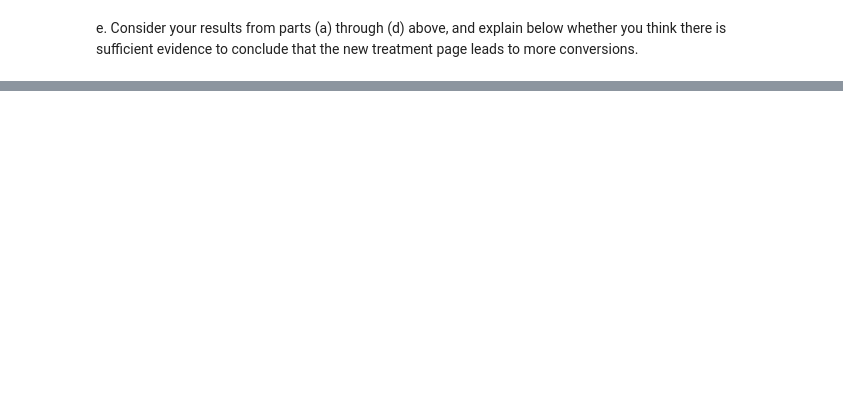
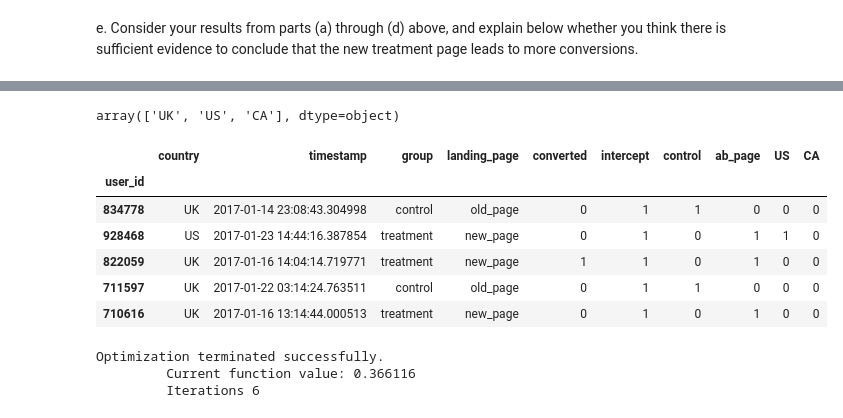
Before and after one commit to dainantonio/Analyze-A-B-Test-Results, a Jupyter notebook: AnalyzeABTestResults.db-checkpoint.ipynb, the cells around one changed output, grey strips where cells are left out. Cells and saved outputs as stored; diff of their text form; code cells hidden in the pictures; blank space fills up the shorter version.

```diff
--- a/AnalyzeABTestResults.db-checkpoint.ipynb
+++ b/AnalyzeABTestResults.db-checkpoint.ipynb
@@ -233,0 +470,10 @@ There is not enough evidence to conclude that the new treatment page leads to mo
+# %%
+# create dummy variable with the variable 'group' using get.dummies method.
+# which is 1 for treatment and 0 for control.
+ab_page = pd.get_dummies(df2['group'])
+
+# .join method to make join dummy columns with df2
+df2 = df2.join(ab_page)
+
+# confirm categorical variables from group were added
+df2.head()
@@ -233,0 +487,3 @@ There is not enough evidence to conclude that the new treatment page leads to mo
+# %%
+df2 = df2.rename(columns = {'treatment': 'ab_page'}, inplace = False)
+df2.head()
@@ -233,0 +542,8 @@ There is not enough evidence to conclude that the new treatment page leads to mo
+# %%
+# Load and Read the CSV File Using Pandas read_csv function
+df_countries = pd.read_csv('countries.csv')
+# %%
+# performing inner join at user_id
+new_df = df_countries.set_index('user_id').join(df2.set_index('user_id'), how = 'inner')
+
+new_df.head()
@@ -233,0 +558,29 @@ There is not enough evidence to conclude that the new treatment page leads to mo
+# %%
+# get the unique values for this column
+# result will give the values for dummy variables
+new_df['country'].unique()
+# %% [output]
+array(['UK', 'US', 'CA'], dtype=object)
+# %%
+# create dummy variable with the array ['UK', 'US', 'CA'] using get.dummies method.
+# 3 dummy columns
+new_df[['US', 'CA']] = pd.get_dummies(new_df['country'])[['US', 'CA']]
+
+
+# confirm categorical variables from group were added
+new_df.head()
+# %% [output]
+|  | country | timestamp | group | landing_page | converted | intercept | control | ab_page | US | CA |
+| user_id |  |  |  |  |  |  |  |  |  |  |
+| 834778 | UK | 2017-01-14 23:08:43.304998 | control | old_page | 0 | 1 | 1 | 0 | 0 | 0 |
+| 928468 | US | 2017-01-23 14:44:16.387854 | treatment | new_page | 0 | 1 | 0 | 1 | 1 | 0 |
+| 822059 | UK | 2017-01-16 14:04:14.719771 | treatment | new_page | 1 | 1 | 0 | 1 | 0 | 0 |
+| 711597 | UK | 2017-01-22 03:14:24.763511 | control | old_page | 0 | 1 | 1 | 0 | 0 | 0 |
+| 710616 | UK | 2017-01-16 13:14:44.000513 | treatment | new_page | 0 | 1 | 0 | 1 | 0 | 0 |
+# %%
+# print model summary using Logit.
+logit = sm.Logit(new_df['converted'], new_df[['intercept','US','CA']]).fit()
+# %% [output]
+Optimization terminated successfully.
+         Current function value: 0.366116
+         Iterations 6
```
Also changed, not shown: parts of 98 cells of this notebook.
